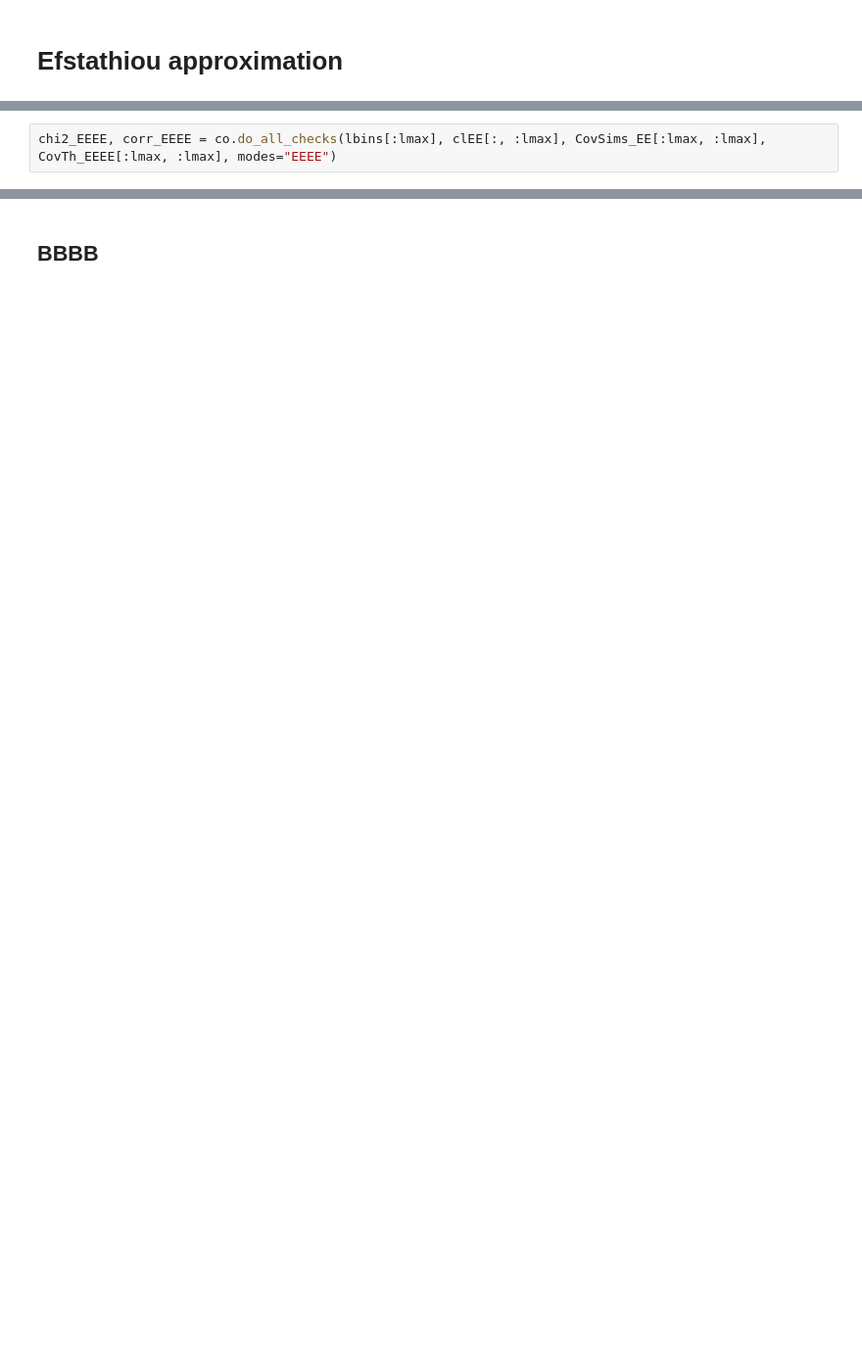
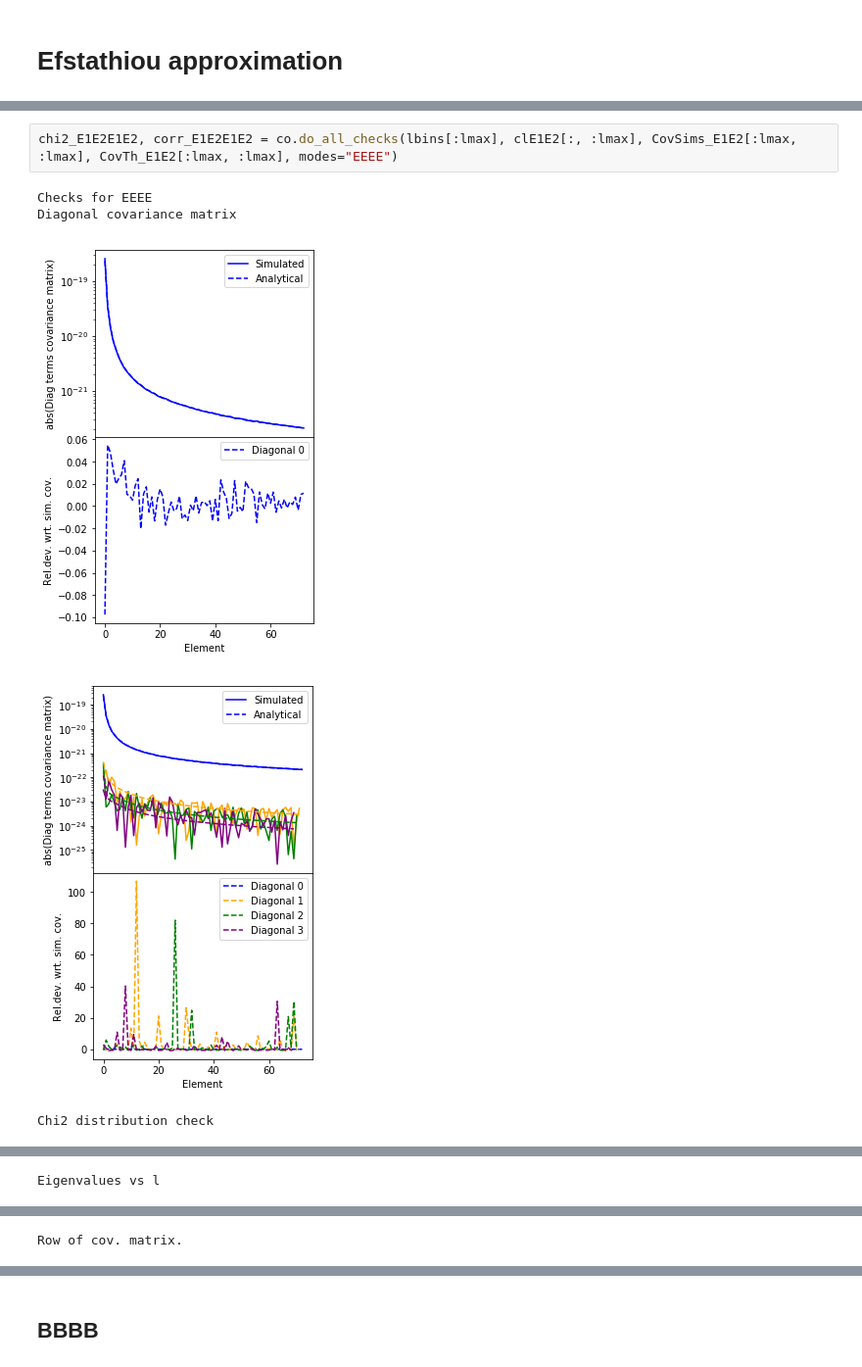
Before and after one commit to damonge/PCLCovariance, a Jupyter notebook: notebooks/flat-sky-2bins.ipynb, the cells around one changed output, grey strips where cells are left out. Shown at 98% size. Drawn from its saved outputs; the diff is of its cells as text; blank space fills up the shorter version.

```diff
--- a/notebooks/flat-sky-2bins.ipynb
+++ b/notebooks/flat-sky-2bins.ipynb
@@ -453,2 +486,8 @@ chi2_TETE, corr_TETE = co.do_all_checks(lbins[:lmax], clTE[:, :lmax], CovSims_TE
 # %%
-chi2_EEEE, corr_EEEE = co.do_all_checks(lbins[:lmax], clEE[:, :lmax], CovSims_EE[:lmax, :lmax], CovTh_EEEE[:lmax, :lmax], modes="EEEE")
+chi2_E1E2E1E2, corr_E1E2E1E2 = co.do_all_checks(lbins[:lmax], clE1E2[:, :lmax], CovSims_E1E2[:lmax, :lmax], CovTh_E1E2[:lmax, :lmax], modes="EEEE")
+# %% [output]
+Checks for EEEE
+Diagonal covariance matrix
+[figure, added]
+[figure, added]
+Chi2 distribution check
@@ -454,0 +502 @@ chi2_EEEE, corr_EEEE = co.do_all_checks(lbins[:lmax], clEE[:, :lmax], CovSims_EE
+Eigenvalues vs l
@@ -454,0 +504 @@ chi2_EEEE, corr_EEEE = co.do_all_checks(lbins[:lmax], clEE[:, :lmax], CovSims_EE
+Row of cov. matrix.
```
Also changed, not shown: parts of 78 cells of this notebook.
